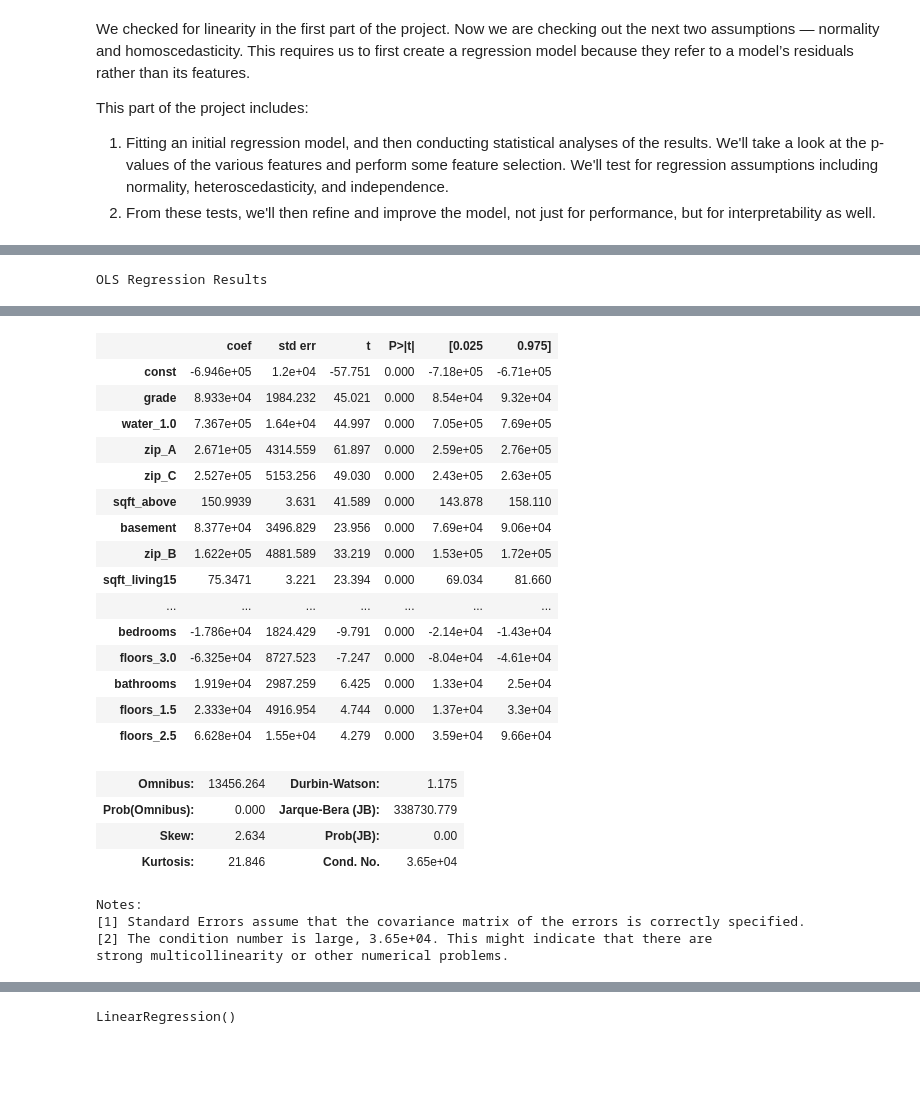
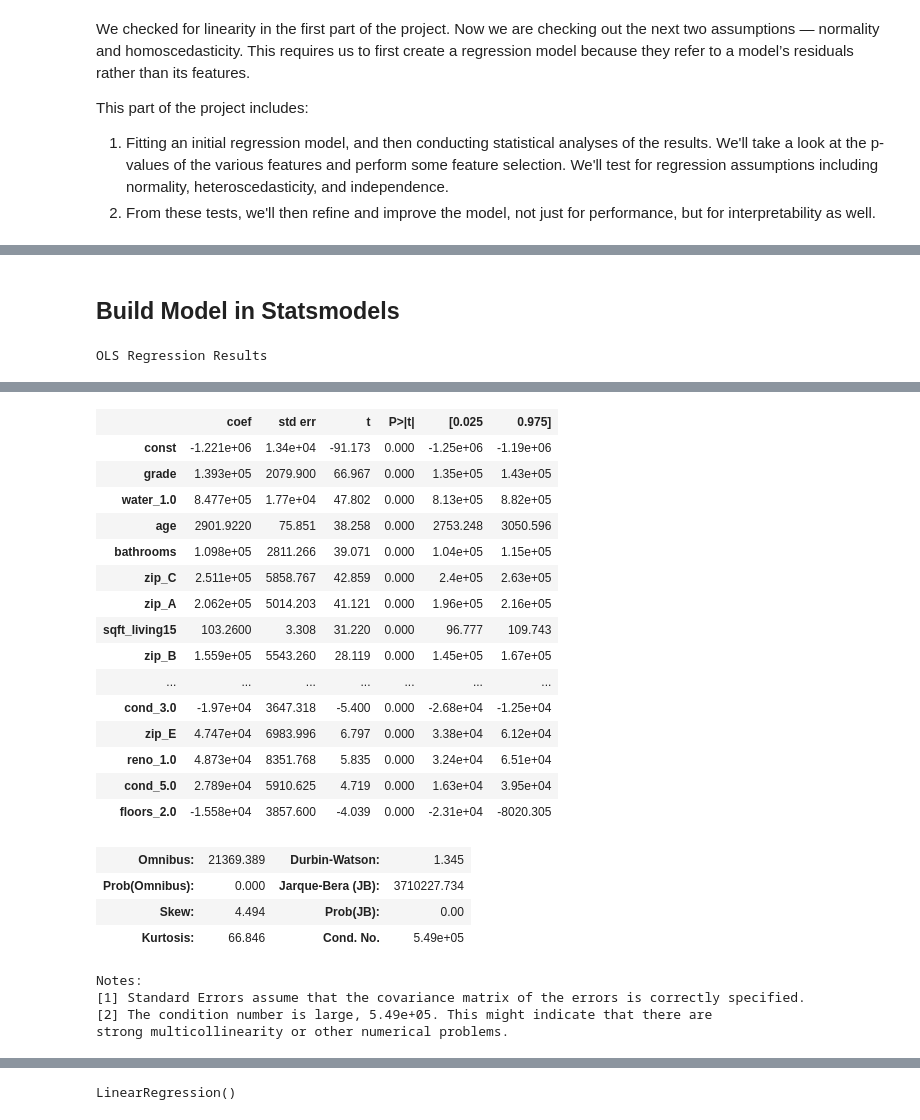
Before and after one commit to baotramduong/Portfolio_Project_Multivariate_Linear_Regression_King_County_Housing, a Jupyter notebook: Part II - Machine Learning.ipynb, the cells around one changed output, grey strips where cells are left out. Saved outputs shown, nothing was run; the diff lists cells and outputs as text; code cells hidden in the pictures; blank space fills up the shorter version.

```diff
--- a/Part II - Machine Learning.ipynb
+++ b/Part II - Machine Learning.ipynb
@@ -18,6 +18,6 @@ Recall that there are four main assumptions underlying a linear regression model
 4. **Independence:** Finally, regression models assume that the various independent features feeding into the model are independent. We will investigate multicollinearity. Multicollinearity is when a variable can be predicted with substantial accuracy by a separate set of features. It's unwise to include two features in a regression model that are highly correlated. This mistake will severely impede interpretation as coefficient weights of the model become unstable so it is difficult or impossible to determine which features are most influential.
 # %%
 #read our dataframe
-preprocessed = pd.read_csv('./Data & Figures/preprocessed.csv', index_col = 0)
-preprocessed.head()
+clean = pd.read_csv('./Data & Figures/clean.csv', index_col = 0)
+clean.head()
 # %% [output]
@@ -54,6 +110,8 @@ This part of the project includes:
 # %%
-features = ['price', 'bedrooms', 'bathrooms', 'grade', 'sqft_above',
-       'sqft_living15', 'basement', 'renovation', 'zip_A', 'zip_B', 'zip_C',
-       'zip_D', 'zip_E', 'zip_F', 'zip_G', 'zip_H', 'zip_I', 'floors_1.5',
-       'floors_2.0', 'floors_2.5', 'floors_3.0', 'floors_3.5', 'water_1.0',
-       'cond_2.0', 'cond_3.0', 'cond_4.0', 'cond_5.0']
+#excluding all log-transformed features
+preprocessed_1 = clean[['price', 'sqft_lot', 'sqft_living15', 'sqft_lot15', 'age',
+                        'bedrooms', 'bathrooms', 'grade',
+                        'floors_1.5', 'floors_2.0', 'floors_2.5', 'floors_3.0', 'floors_3.5',
+                        'water_1.0', 'base_1.0', 'reno_1.0',
+                        'cond_2.0', 'cond_3.0', 'cond_4.0', 'cond_5.0',
+                        'zip_A', 'zip_B', 'zip_C', 'zip_D', 'zip_E', 'zip_F', 'zip_G', 'zip_H', 'zip_I']]
@@ -115,11 +118,11 @@ def stepwise_selection(X, y,
 # %%
 #apply function
-X = preprocessed.drop('price', axis=1)
-y = preprocessed['price']
+X = preprocessed_1.drop(['price'], axis=1)
+y = preprocessed_1['price']
 
-result = stepwise_selection(X, y, verbose = True)
-print('resulting features:')
-print(result)
+selected_features = stepwise_selection(X, y, verbose = True)
+print('Resulting Selected Features:')
+print(selected_features)
 # %% [output]
 Add  grade                          with p-value 0.0
 Add  water_1.0                      with p-value 0.0
@@ -153,10 +158,17 @@ The null hypothesis for multiple regression states that there is no relationship
+# %% [markdown]
+## Build Model in Statsmodels
 # %%
-#build initial model again in statsmodels
+#build initial model in statsmodels
 import statsmodels.api as sm
 
-X_fin = X[result]
-X_with_intercept = sm.add_constant(X_fin)
-model = sm.OLS(y,X_with_intercept).fit()
+#interecept is not included by default and should be added manually
+X_in = X[selected_features]
+X_intercept = sm.add_constant(X_in)
+
+#estimation by ordinary least squares (OLS)
+model = sm.OLS(y,X_intercept).fit()
+
+#get summary
 model.summary()
 # %% [output]
 OLS Regression Results
@@ -171,26 +183,26 @@ OLS Regression Results
 | Covariance Type: | nonrobust |  |  |
 |  | coef | std err | t | P>|t| | [0.025 | 0.975] |
-| const | -6.946e+05 | 1.2e+04 | -57.751 | 0.000 | -7.18e+05 | -6.71e+05 |
-| grade | 8.933e+04 | 1984.232 | 45.021 | 0.000 | 8.54e+04 | 9.32e+04 |
-| water_1.0 | 7.367e+05 | 1.64e+04 | 44.997 | 0.000 | 7.05e+05 | 7.69e+05 |
-| zip_A | 2.671e+05 | 4314.559 | 61.897 | 0.000 | 2.59e+05 | 2.76e+05 |
-| zip_C | 2.527e+05 | 5153.256 | 49.030 | 0.000 | 2.43e+05 | 2.63e+05 |
-| sqft_above | 150.9939 | 3.631 | 41.589 | 0.000 | 143.878 | 158.110 |
-| basement | 8.377e+04 | 3496.829 | 23.956 | 0.000 | 7.69e+04 | 9.06e+04 |
-| zip_B | 1.622e+05 | 4881.589 | 33.219 | 0.000 | 1.53e+05 | 1.72e+05 |
-| sqft_living15 | 75.3471 | 3.221 | 23.394 | 0.000 | 69.034 | 81.660 |
+| const | -1.221e+06 | 1.34e+04 | -91.173 | 0.000 | -1.25e+06 | -1.19e+06 |
+| grade | 1.393e+05 | 2079.900 | 66.967 | 0.000 | 1.35e+05 | 1.43e+05 |
+| water_1.0 | 8.477e+05 | 1.77e+04 | 47.802 | 0.000 | 8.13e+05 | 8.82e+05 |
+| age | 2901.9220 | 75.851 | 38.258 | 0.000 | 2753.248 | 3050.596 |
+| bathrooms | 1.098e+05 | 2811.266 | 39.071 | 0.000 | 1.04e+05 | 1.15e+05 |
+| zip_C | 2.511e+05 | 5858.767 | 42.859 | 0.000 | 2.4e+05 | 2.63e+05 |
+| zip_A | 2.062e+05 | 5014.203 | 41.121 | 0.000 | 1.96e+05 | 2.16e+05 |
+| sqft_living15 | 103.2600 | 3.308 | 31.220 | 0.000 | 96.777 | 109.743 |
+| zip_B | 1.559e+05 | 5543.260 | 28.119 | 0.000 | 1.45e+05 | 1.67e+05 |
 | ... | ... | ... | ... | ... | ... | ... |
-| bedrooms | -1.786e+04 | 1824.429 | -9.791 | 0.000 | -2.14e+04 | -1.43e+04 |
-| floors_3.0 | -6.325e+04 | 8727.523 | -7.247 | 0.000 | -8.04e+04 | -4.61e+04 |
-| bathrooms | 1.919e+04 | 2987.259 | 6.425 | 0.000 | 1.33e+04 | 2.5e+04 |
-| floors_1.5 | 2.333e+04 | 4916.954 | 4.744 | 0.000 | 1.37e+04 | 3.3e+04 |
-| floors_2.5 | 6.628e+04 | 1.55e+04 | 4.279 | 0.000 | 3.59e+04 | 9.66e+04 |
+| cond_3.0 | -1.97e+04 | 3647.318 | -5.400 | 0.000 | -2.68e+04 | -1.25e+04 |
+| zip_E | 4.747e+04 | 6983.996 | 6.797 | 0.000 | 3.38e+04 | 6.12e+04 |
+| reno_1.0 | 4.873e+04 | 8351.768 | 5.835 | 0.000 | 3.24e+04 | 6.51e+04 |
+| cond_5.0 | 2.789e+04 | 5910.625 | 4.719 | 0.000 | 1.63e+04 | 3.95e+04 |
+| floors_2.0 | -1.558e+04 | 3857.600 | -4.039 | 0.000 | -2.31e+04 | -8020.305 |
-| Omnibus: | 13456.264 | Durbin-Watson: | 1.175 |
-| Prob(Omnibus): | 0.000 | Jarque-Bera (JB): | 338730.779 |
-| Skew: | 2.634 | Prob(JB): | 0.00 |
-| Kurtosis: | 21.846 | Cond. No. | 3.65e+04 |
+| Omnibus: | 21369.389 | Durbin-Watson: | 1.345 |
+| Prob(Omnibus): | 0.000 | Jarque-Bera (JB): | 3710227.734 |
+| Skew: | 4.494 | Prob(JB): | 0.00 |
+| Kurtosis: | 66.846 | Cond. No. | 5.49e+05 |
 Notes:
 [1] Standard Errors assume that the covariance matrix of the errors is correctly specified.
-[2] The condition number is large, 3.65e+04. This might indicate that there are
+[2] The condition number is large, 5.49e+05. This might indicate that there are
 strong multicollinearity or other numerical problems.
 # %% [markdown]
```
Also changed, not shown: parts of 77 cells of this notebook.
